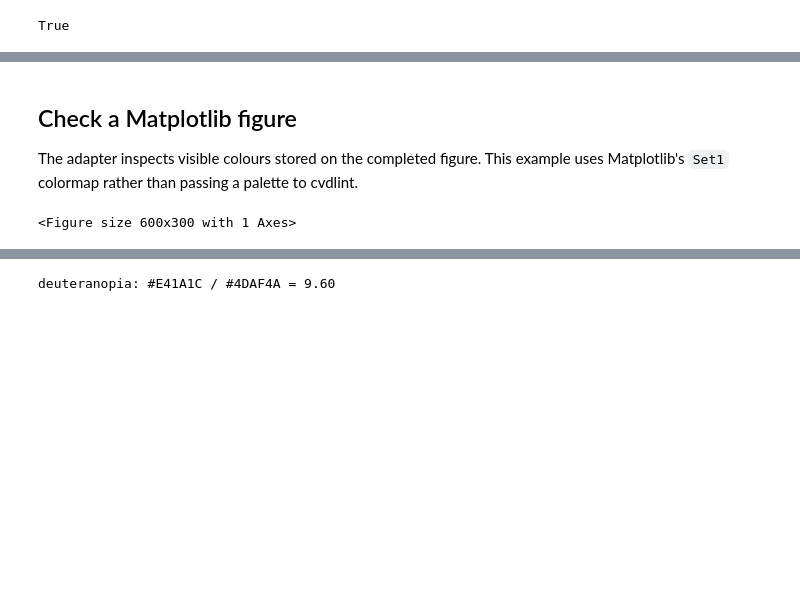
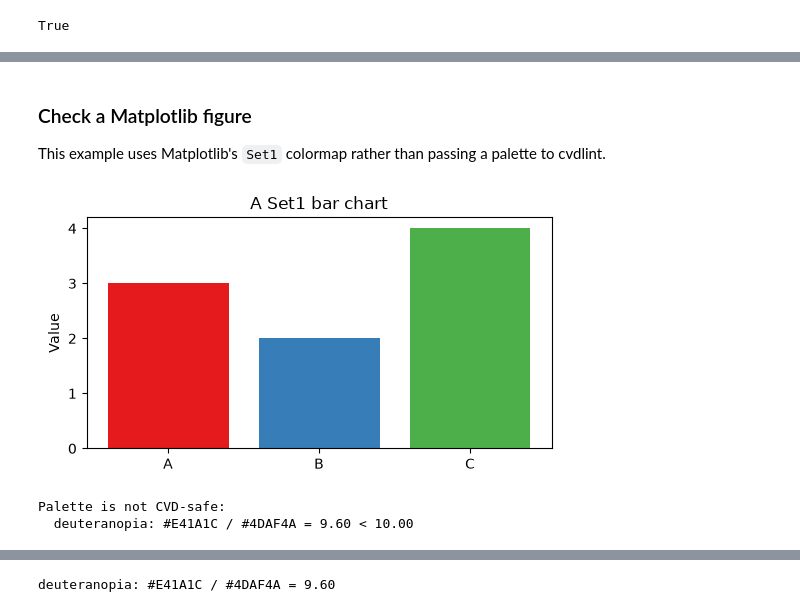
Before and after one commit to a-lfns/cvdlint, a Jupyter notebook: docs/tutorials/runtime-checks.ipynb, the cells around one changed output, grey strips where cells are left out. Saved outputs shown, nothing was run; the diff lists cells and outputs as text; code cells hidden in the pictures; blank space fills up the shorter version.

Commit message:
feat: auto-infer plotting adapters

```diff
--- a/docs/tutorials/runtime-checks.ipynb
+++ b/docs/tutorials/runtime-checks.ipynb
@@ -52,4 +54,4 @@ True
 # %% [markdown]
-## Check a Matplotlib figure
+### Check a Matplotlib figure
 
-The adapter inspects visible colours stored on the completed figure. This example uses Matplotlib's `Set1` colormap rather than passing a palette to cvdlint.
+This example uses Matplotlib's `Set1` colormap rather than passing a palette to cvdlint.
@@ -63,11 +58,24 @@ from cvdlint.adapters.matplotlib import check_figure
 # %%
+import matplotlib.pyplot as plt
+from IPython.display import display
+
 fig, ax = plt.subplots(figsize=(6, 3))
 ax.bar(
     ["A", "B", "C"],
     [3, 2, 4],
     color=plt.colormaps["Set1"].colors[:3],
 )
 ax.set(title="A Set1 bar chart", ylabel="Value")
-fig
+display(fig)
+plt.close(fig)
 # %% [output]
-<Figure size 600x300 with 1 Axes>
+[figure, added]
+# %%
+figure_result = check_figure(fig)
+try:
+    figure_result.raise_for_failure()
+except AssertionError as error:
+    print(error)
+# %% [output]
+Palette is not CVD-safe:
+  deuteranopia: #E41A1C / #4DAF4A = 9.60 < 10.00
```
Also changed, not shown: parts of 27 cells of this notebook, 9 other files.
